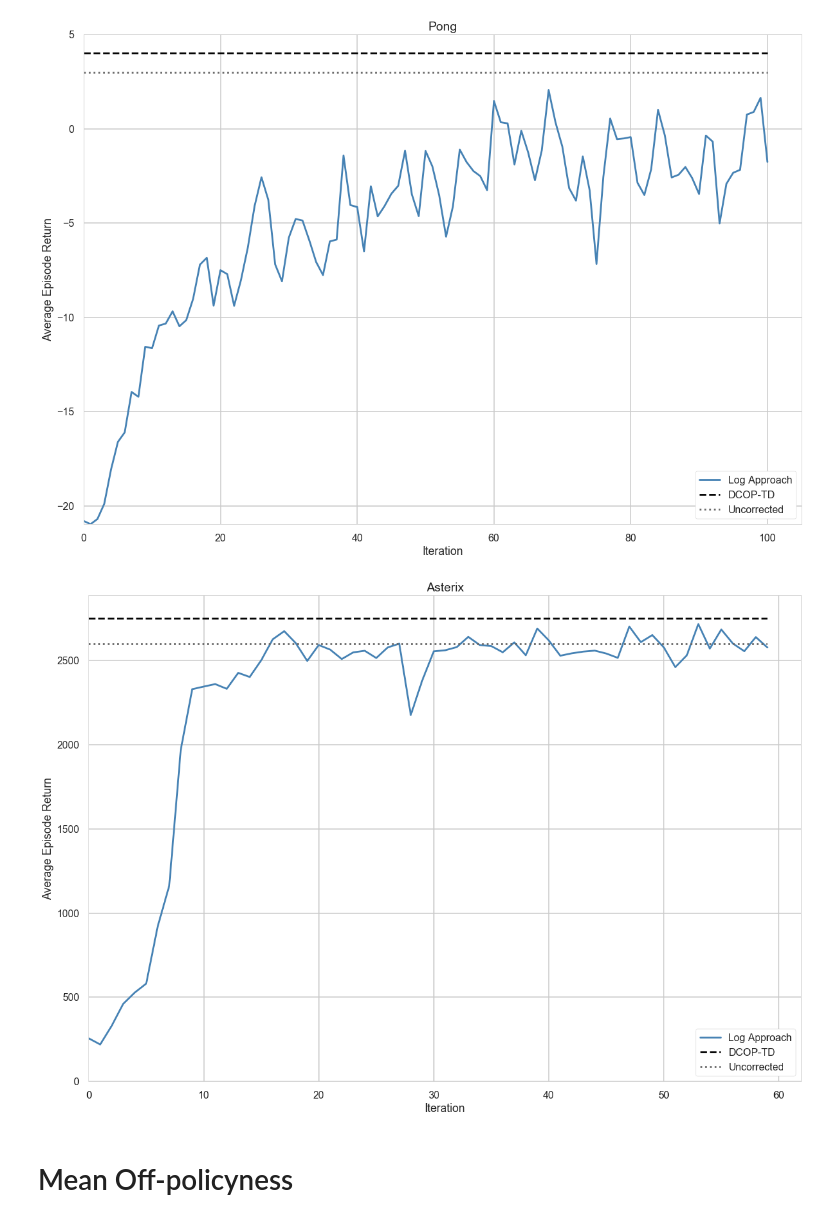
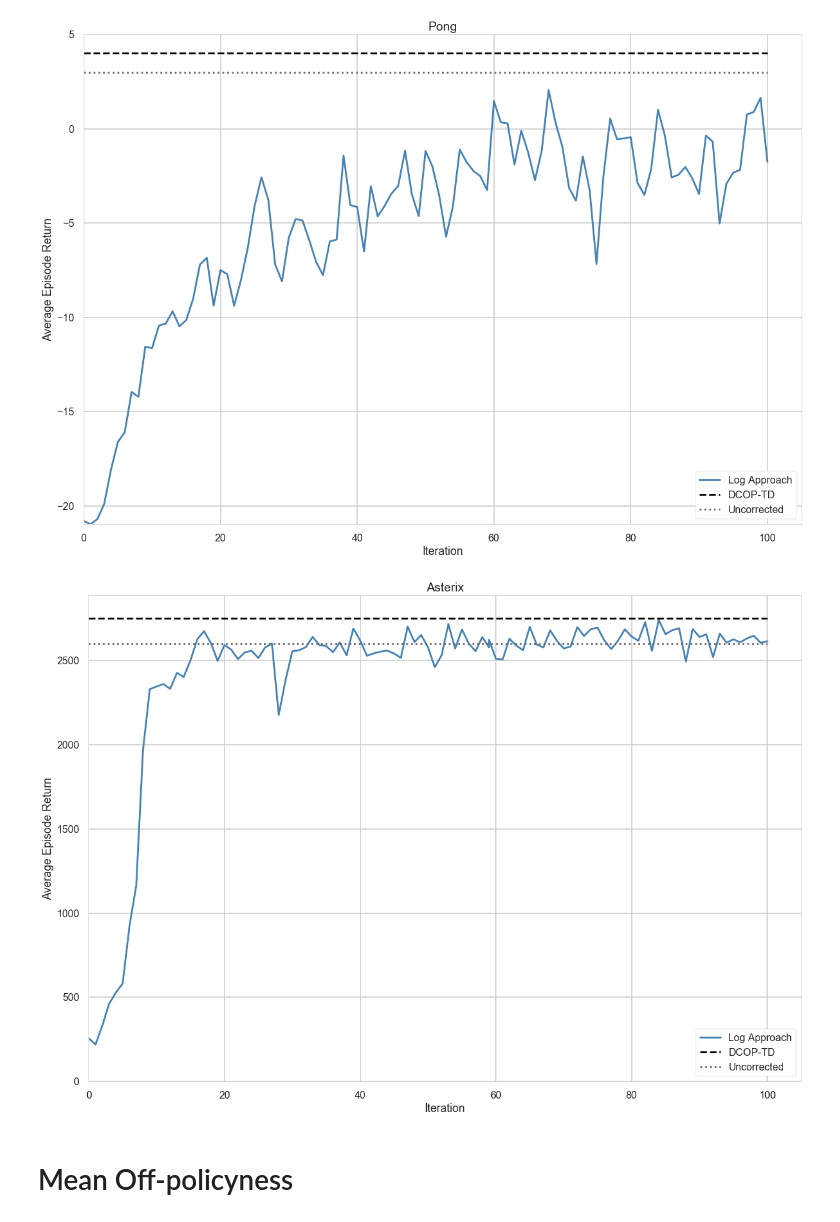
Before and after one commit to gbg141/dopamine, a Jupyter notebook: notebooks/Evaluation Plots.ipynb, the cells around one changed output. Saved outputs shown, nothing was run; the diff lists cells and outputs as text; code cells hidden in the pictures.

Commit message:
Final Evaluation Plots

```diff
--- a/notebooks/Evaluation Plots.ipynb
+++ b/notebooks/Evaluation Plots.ipynb
@@ -84,7 +84,7 @@ def plot_results(base_dir, plot_type, num_iterations, game, approaches,
             val = int(tick_val) / 1000
             return '{:d} k'.format(int(val))
         else:
-            return tick_val
+            return int(tick_val)
 
     plt.figure(figsize=(size_x, size_y))
     for idx,approach in enumerate(approaches):
@@ -92,6 +92,7 @@ def plot_results(base_dir, plot_type, num_iterations, game, approaches,
         data_table = np.genfromtxt(csv_dir, delimiter=',')
         x = data_table[1:,1]
         y = data_table[1:,2]
+        num_iterations = min(num_iterations+1,x.shape[0])
         if training_steps:
             x = x[x<=training_steps]
             y = y[:x.shape[0]]
@@ -198,14 +199,13 @@ plot_results(base_dir, plot_type,num_iterations, game, approaches, legends, colo
 # %%
 game = 'Asterix'
 DCOP = 2750
 uncorrected = 2600
-num_iterations = 60
 lim_x = (1,1.05)
 lim_y = (0,1.05)
 
 plot_results(base_dir, plot_type, num_iterations, game, approaches, legends, colors, DCOP, uncorrected, alpha_y, alpha_y_smoothed, lim_x, lim_y, size_x, size_y)
 # %% [output]
-[figure, old version]
+[figure, new version]
 # %% [markdown]
 # Mean Off-policyness
 # %%
```
